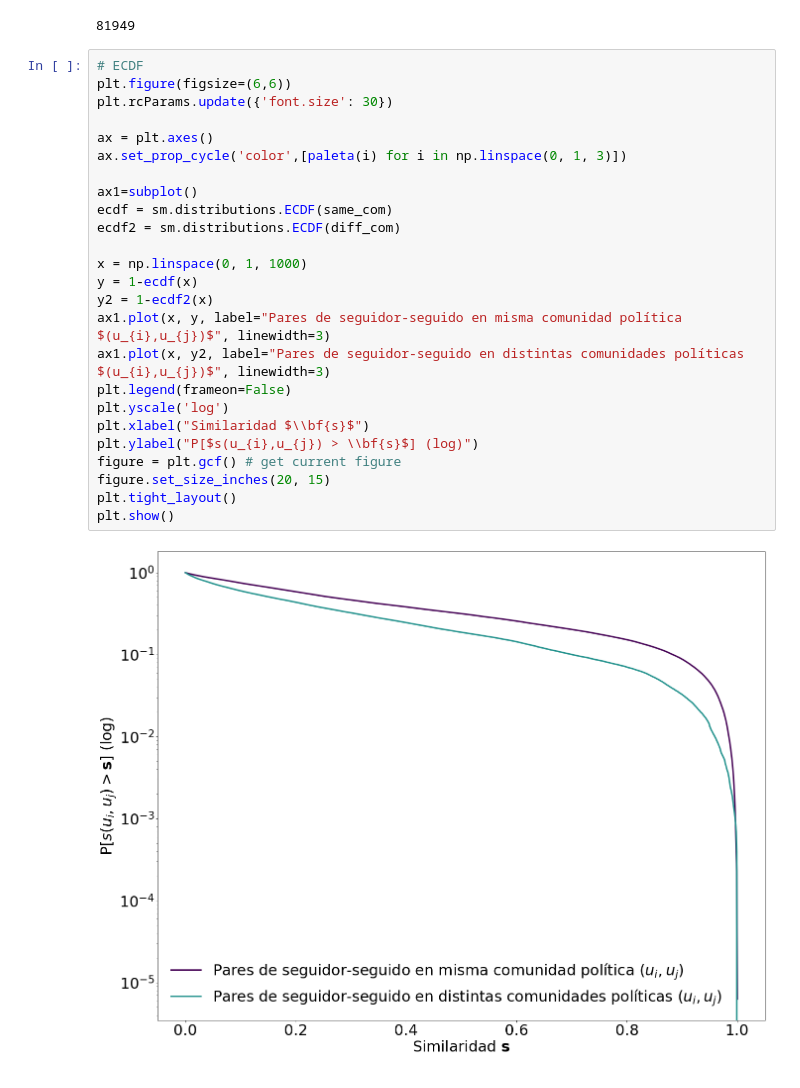
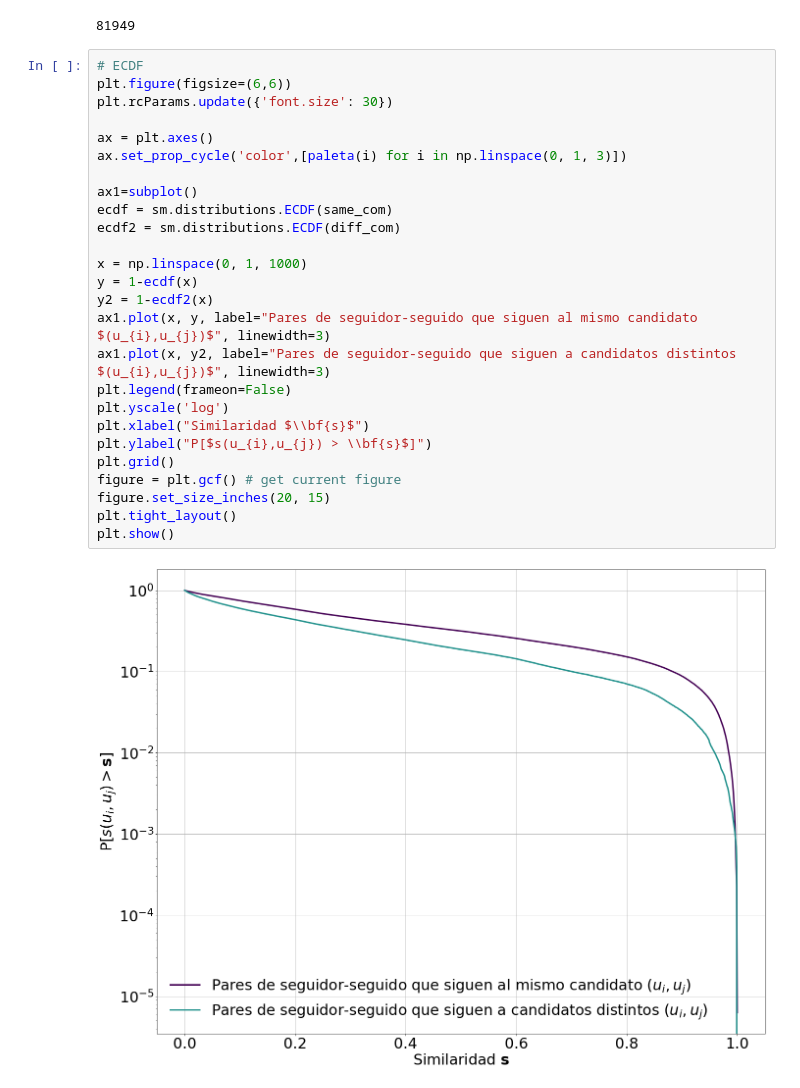
Before and after one commit to CoNexDat/twitter-topics, a Jupyter notebook: 03 Homofilia tematica.ipynb, the cells around one changed output. Drawn from its saved outputs; the diff is of its cells as text.

```diff
--- a/03 Homofilia tematica.ipynb
+++ b/03 Homofilia tematica.ipynb
@@ -320,27 +321,28 @@ len(diff_com)
 # %%
 # ECDF
 plt.figure(figsize=(6,6))
 plt.rcParams.update({'font.size': 30})
 
 ax = plt.axes()
 ax.set_prop_cycle('color',[paleta(i) for i in np.linspace(0, 1, 3)])
 
 ax1=subplot()
 ecdf = sm.distributions.ECDF(same_com)
 ecdf2 = sm.distributions.ECDF(diff_com)
 
 x = np.linspace(0, 1, 1000)
 y = 1-ecdf(x)
 y2 = 1-ecdf2(x)
-ax1.plot(x, y, label="Pares de seguidor-seguido en misma comunidad política $(u_{i},u_{j})$", linewidth=3)
-ax1.plot(x, y2, label="Pares de seguidor-seguido en distintas comunidades políticas $(u_{i},u_{j})$", linewidth=3)
+ax1.plot(x, y, label="Pares de seguidor-seguido que siguen al mismo candidato $(u_{i},u_{j})$", linewidth=3)
+ax1.plot(x, y2, label="Pares de seguidor-seguido que siguen a candidatos distintos $(u_{i},u_{j})$", linewidth=3)
 plt.legend(frameon=False)
 plt.yscale('log')
 plt.xlabel("Similaridad $\\bf{s}$")
-plt.ylabel("P[$s(u_{i},u_{j}) > \\bf{s}$] (log)")
+plt.ylabel("P[$s(u_{i},u_{j}) > \\bf{s}$]")
+plt.grid()
 figure = plt.gcf() # get current figure
 figure.set_size_inches(20, 15)
 plt.tight_layout()
 plt.show()
 # %% [output]
-[figure, old version]
+[figure, new version]
```
Also changed, not shown: parts of 4 cells of this notebook.
